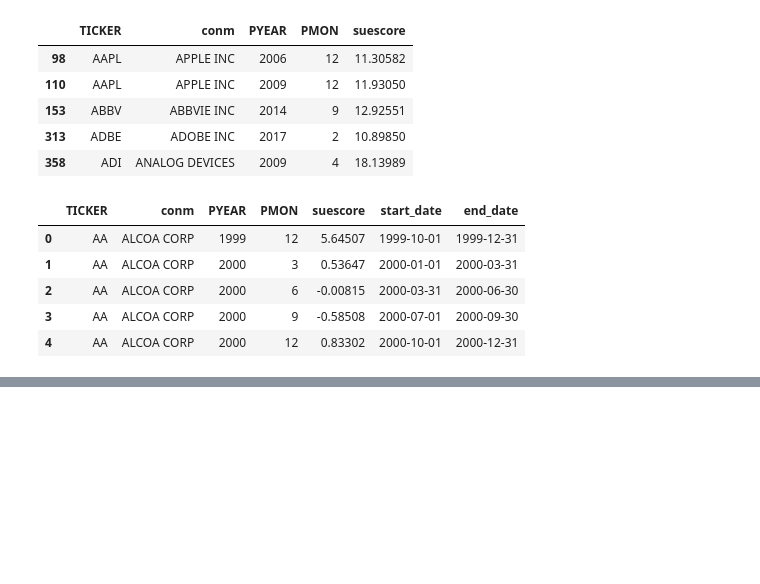
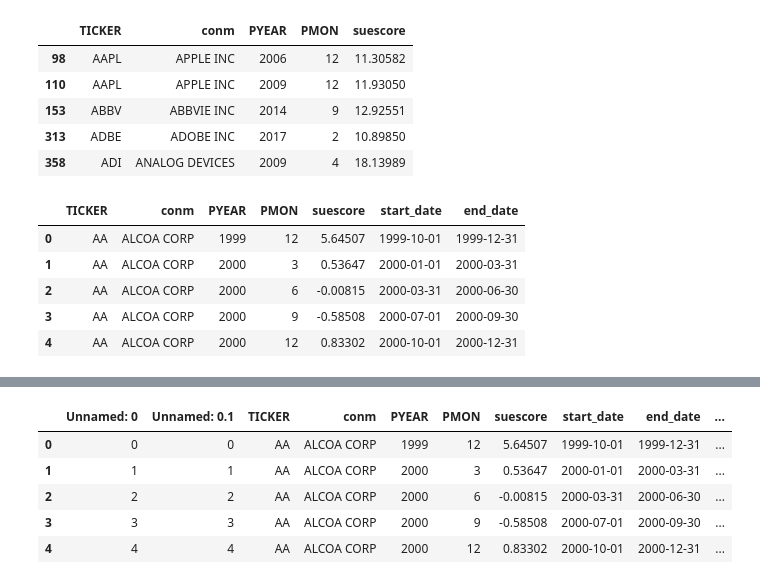
Before and after one commit to zheningliu/TDI, a Jupyter notebook: Capstone/project_main.ipynb, the cells around one changed output, grey strips where cells are left out. Cells and saved outputs as stored; diff of their text form; code cells hidden in the pictures; blank space fills up the shorter version.

```diff
--- a/Capstone/project_main.ipynb
+++ b/Capstone/project_main.ipynb
@@ -245,0 +303,13 @@ KeyboardInterrupt:
+# %%
+news_df = pd.read_csv("news_split.csv")
+news_df.loc[:, 'start_date'] = pd.to_datetime(news_df.loc[:, 'start_date'], format='%Y/%m/%d')
+news_df.loc[:, 'end_date'] = pd.to_datetime(news_df.loc[:, 'end_date'], format='%Y/%m/%d')
+news_df = news_df.dropna()
+news_df.head()
+# %% [output]
+|  | Unnamed: 0 | Unnamed: 0.1 | TICKER | conm | PYEAR | PMON | suescore | start_date | end_date | ... |
+| 0 | 0 | 0 | AA | ALCOA CORP | 1999 | 12 | 5.64507 | 1999-10-01 | 1999-12-31 | ... |
+| 1 | 1 | 1 | AA | ALCOA CORP | 2000 | 3 | 0.53647 | 2000-01-01 | 2000-03-31 | ... |
+| 2 | 2 | 2 | AA | ALCOA CORP | 2000 | 6 | -0.00815 | 2000-03-31 | 2000-06-30 | ... |
+| 3 | 3 | 3 | AA | ALCOA CORP | 2000 | 9 | -0.58508 | 2000-07-01 | 2000-09-30 | ... |
+| 4 | 4 | 4 | AA | ALCOA CORP | 2000 | 12 | 0.83302 | 2000-10-01 | 2000-12-31 | ... |
```
Also changed, not shown: parts of 26 cells of this notebook, 12 other files.
